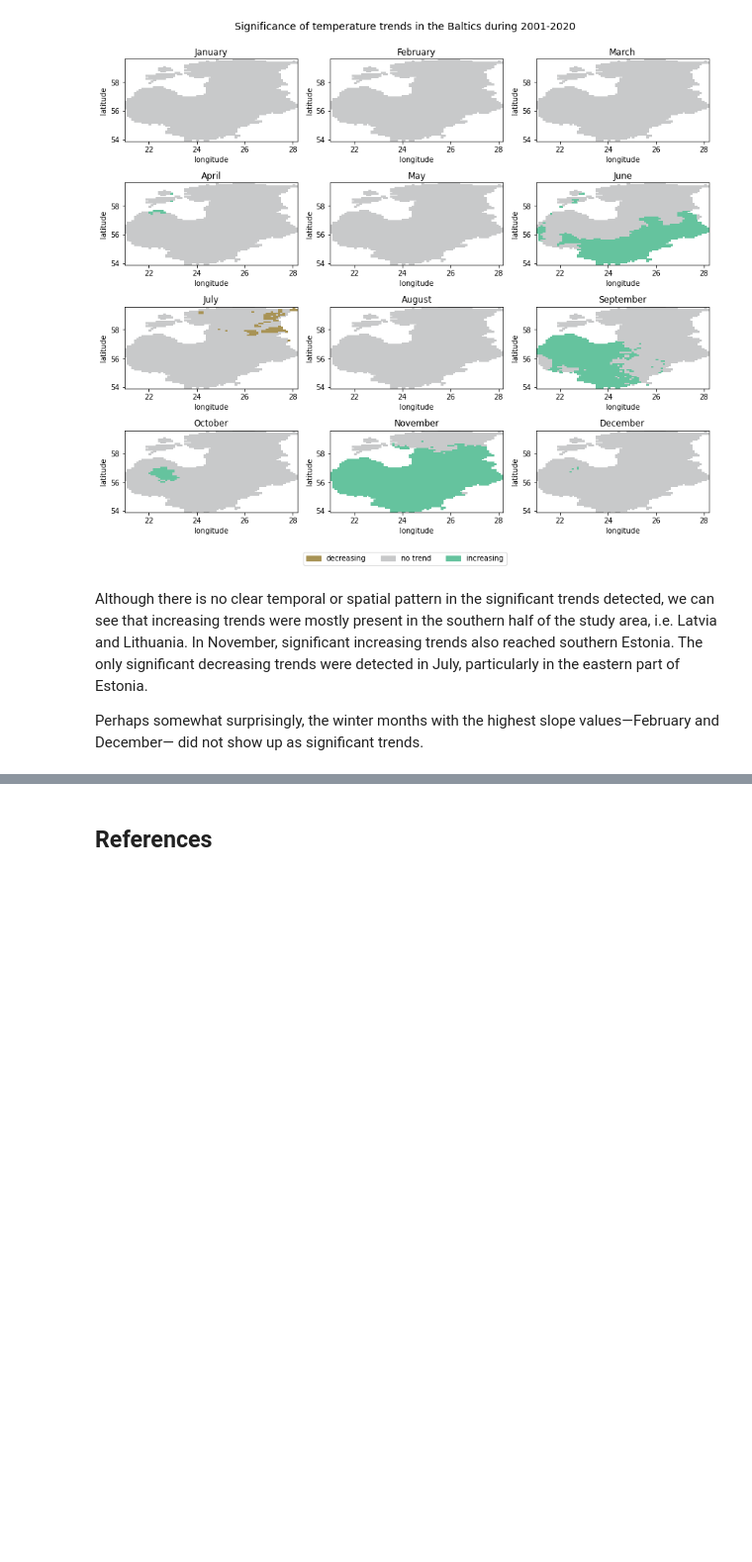
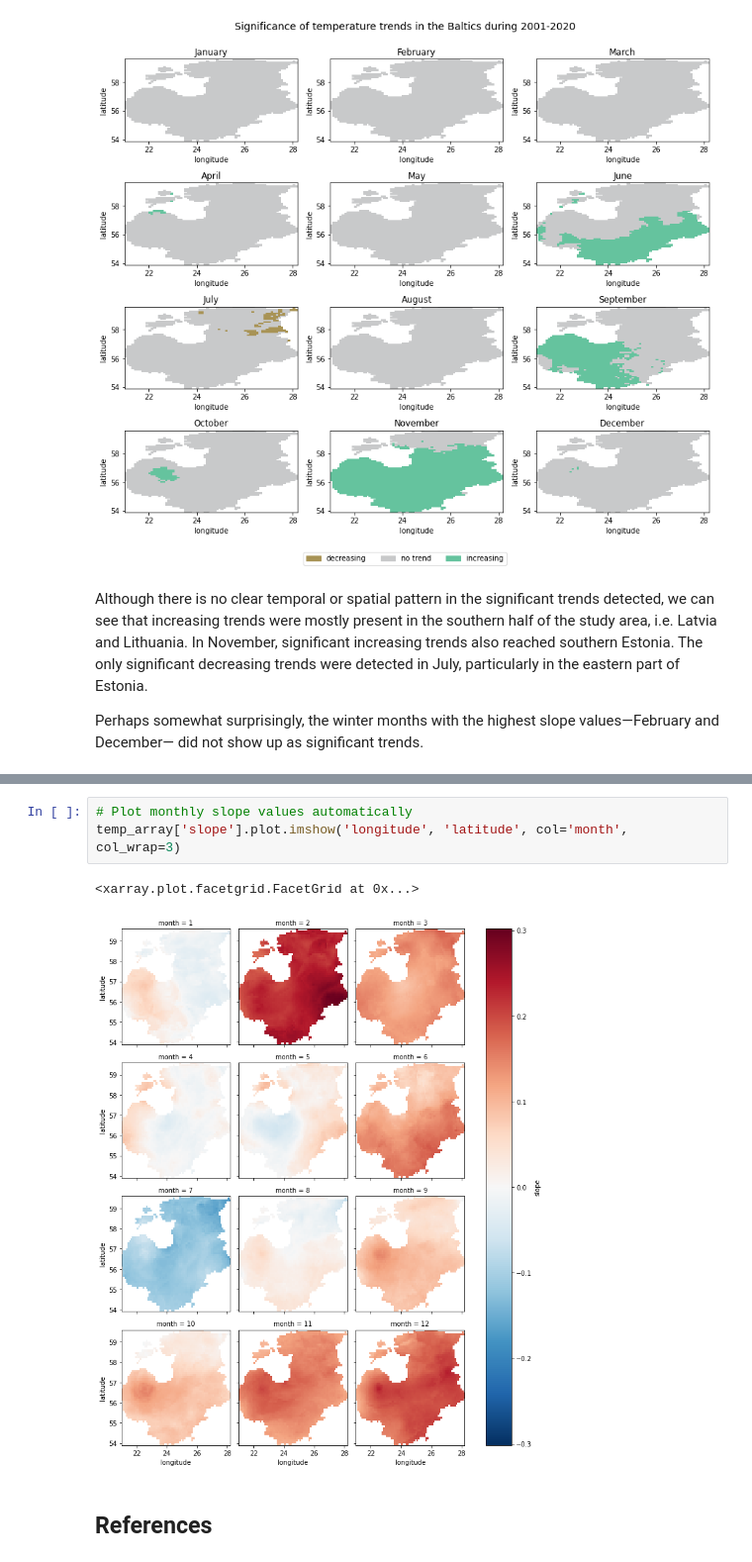
Before and after one commit to LandscapeGeoinformatics/EGU_2021_lgeo_workshops, a Jupyter notebook: SC5.8/EGU2021_Workshop_SC58.ipynb, the cells around one changed output, grey strips where cells are left out. Shown: that part at 99% size. Cells and saved outputs as stored; diff of their text form; blank space fills up the shorter version.

Commit message:
Automatic plotting added

```diff
--- a/SC5.8/EGU2021_Workshop_SC58.ipynb
+++ b/SC5.8/EGU2021_Workshop_SC58.ipynb
@@ -693,3 +699,9 @@ Perhaps somewhat surprisingly, the winter months with the highest slope values&m
+# %%
+# Plot monthly slope values automatically
+temp_array['slope'].plot.imshow('longitude', 'latitude', col='month', col_wrap=3)
+# %% [output]
+<xarray.plot.facetgrid.FacetGrid at 0x...>
+[figure, added]
 # %% [markdown]
 ## References
 # %% [markdown]
```
Also changed, not shown: parts of 4 cells of this notebook.
